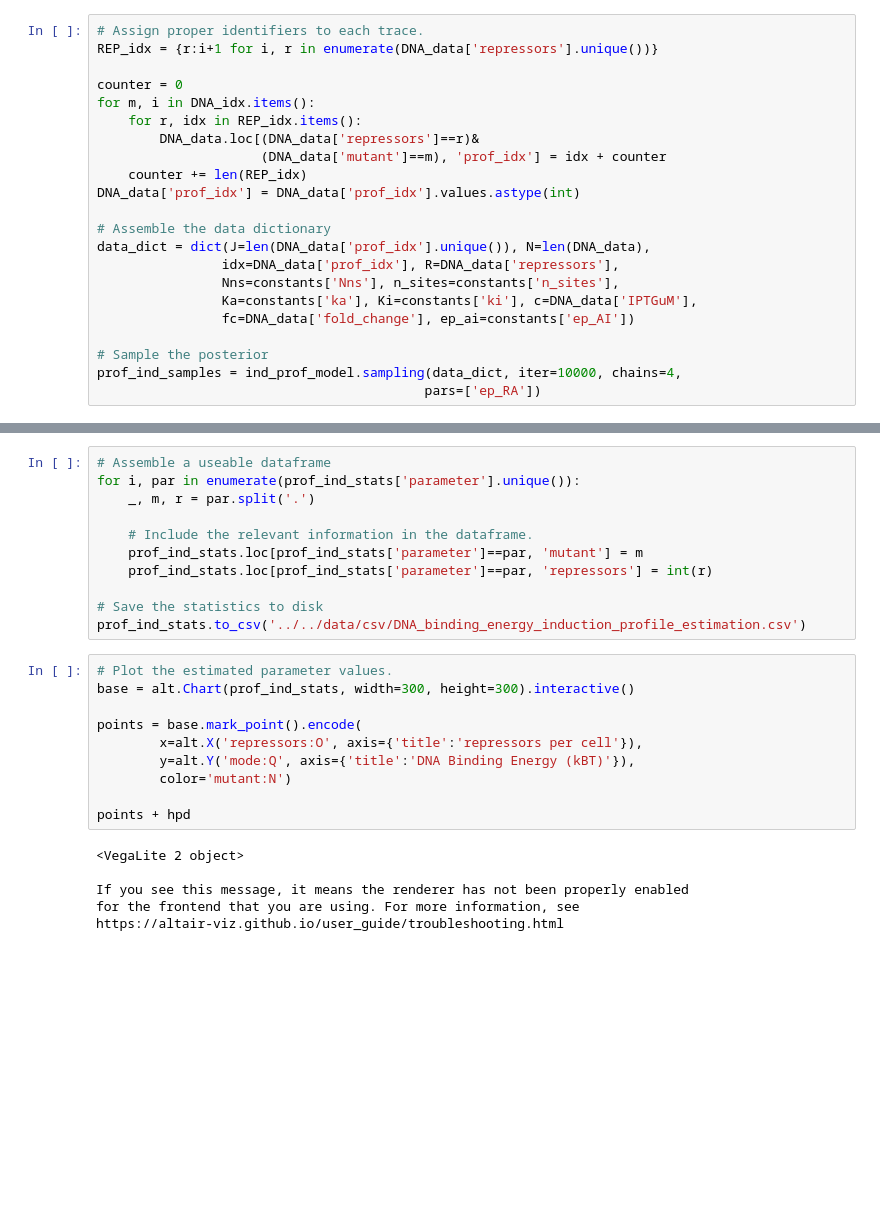
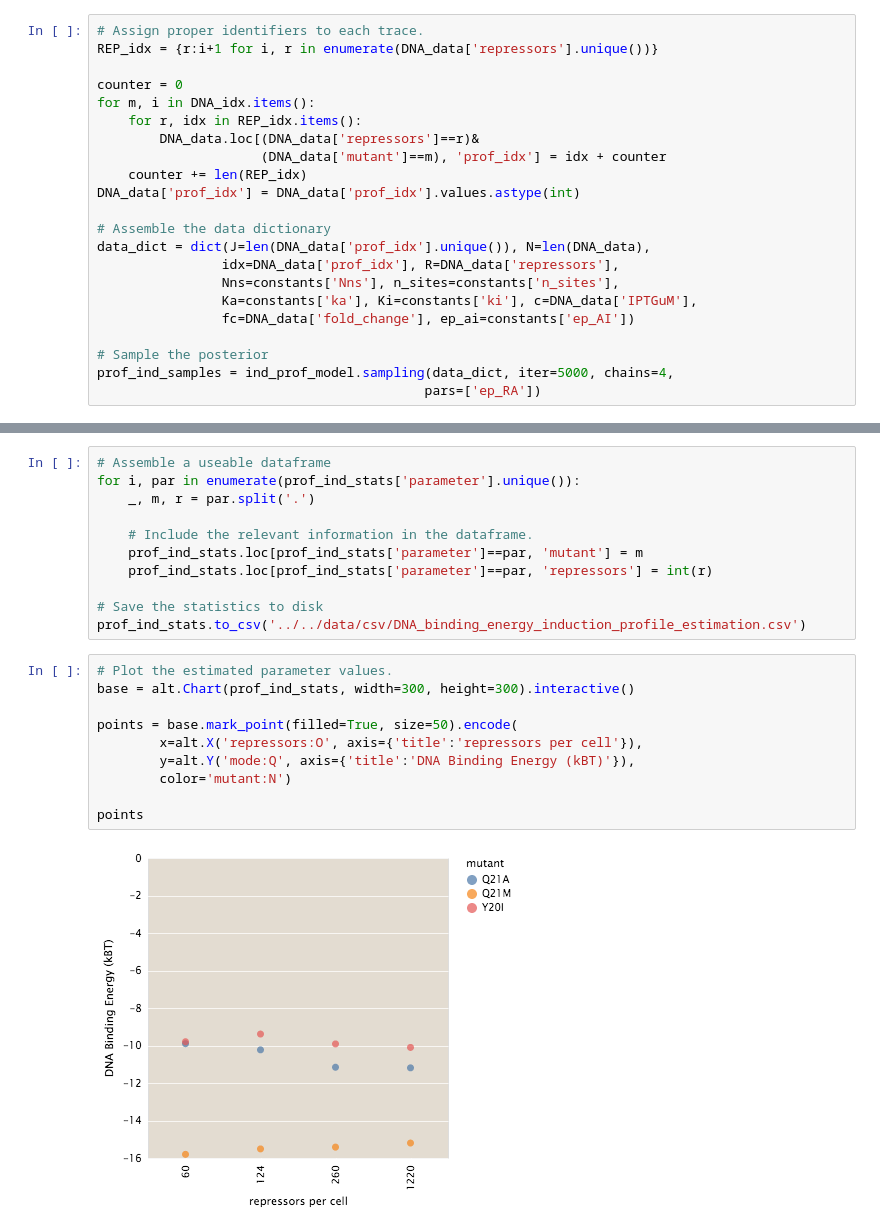
Before and after one commit to RPGroup-PBoC/mwc_mutants, a Jupyter notebook: code/analysis/complete_analysis.ipynb, the cells around one changed output, grey strips where cells are left out. Cells and saved outputs as stored; diff of their text form; blank space fills up the shorter version.

```diff
--- a/code/analysis/complete_analysis.ipynb
+++ b/code/analysis/complete_analysis.ipynb
@@ -248,7 +248,7 @@ data_dict = dict(J=len(DNA_data['prof_idx'].unique()), N=len(DNA_data),
                 fc=DNA_data['fold_change'], ep_ai=constants['ep_AI'])
 
 # Sample the posterior
-prof_ind_samples = ind_prof_model.sampling(data_dict, iter=10000, chains=4,
+prof_ind_samples = ind_prof_model.sampling(data_dict, iter=5000, chains=4,
                                           pars=['ep_RA'])
 # %%
 # Properly rename the parameters
@@ -276,19 +276,15 @@ prof_ind_stats.to_csv('../../data/csv/DNA_binding_energy_induction_profile_estim
 # %%
 # Plot the estimated parameter values.
 base = alt.Chart(prof_ind_stats, width=300, height=300).interactive()
 
-points = base.mark_point().encode(
+points = base.mark_point(filled=True, size=50).encode(
         x=alt.X('repressors:O', axis={'title':'repressors per cell'}),
         y=alt.Y('mode:Q', axis={'title':'DNA Binding Energy (kBT)'}),
         color='mutant:N')
 
-points + hpd
+points
 # %% [output]
-<VegaLite 2 object>
-
-If you see this message, it means the renderer has not been properly enabled
-for the frontend that you are using. For more information, see
-https://altair-viz.github.io/user_guide/troubleshooting.html
+[figure, added]
 # %%
 def compute_pairwise_predictions_R(point_df, stat_df,constants):
     # Get the
```
Also changed, not shown: parts of 32 cells of this notebook, 5 other files.
